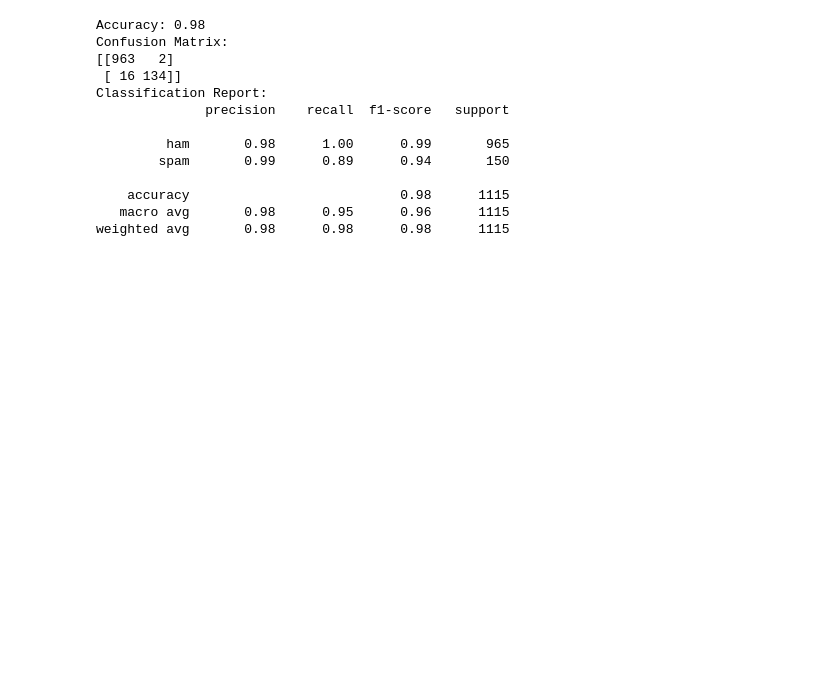
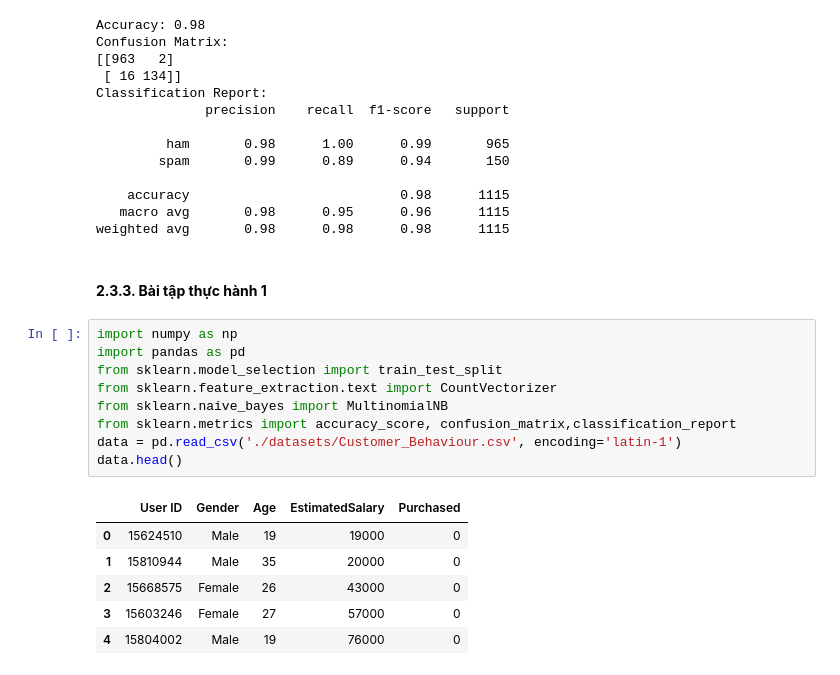
Before and after one commit to pxnhut1652005/KTLT-ECO-CT7, a Jupyter notebook: Lab_MidTerm_2/GT3_BAYES NGÂY THƠ.ipynb, the cells around one changed output. Cells and saved outputs as stored; diff of their text form; blank space fills up the shorter version.

```diff
--- a/Lab_MidTerm_2/GT3_BAYES NGÂY THƠ.ipynb
+++ b/Lab_MidTerm_2/GT3_BAYES NGÂY THƠ.ipynb
@@ -362,3 +364,21 @@ Classification Report:
     accuracy                           0.98      1115
    macro avg       0.98      0.95      0.96      1115
 weighted avg       0.98      0.98      0.98      1115
+# %% [markdown]
+#### **2.3.3. Bài tập thực hành 1**
+# %%
+import numpy as np
+import pandas as pd
+from sklearn.model_selection import train_test_split
+from sklearn.feature_extraction.text import CountVectorizer
+from sklearn.naive_bayes import MultinomialNB
+from sklearn.metrics import accuracy_score, confusion_matrix,classification_report
+data = pd.read_csv('./datasets/Customer_Behaviour.csv', encoding='latin-1')
+data.head()
+# %% [output]
+|  | User ID | Gender | Age | EstimatedSalary | Purchased |
+| 0 | 15624510 | Male | 19 | 19000 | 0 |
+| 1 | 15810944 | Male | 35 | 20000 | 0 |
+| 2 | 15668575 | Female | 26 | 43000 | 0 |
+| 3 | 15603246 | Female | 27 | 57000 | 0 |
+| 4 | 15804002 | Male | 19 | 76000 | 0 |
```
Also changed, not shown: parts of 11 cells of this notebook, 2 other files.
